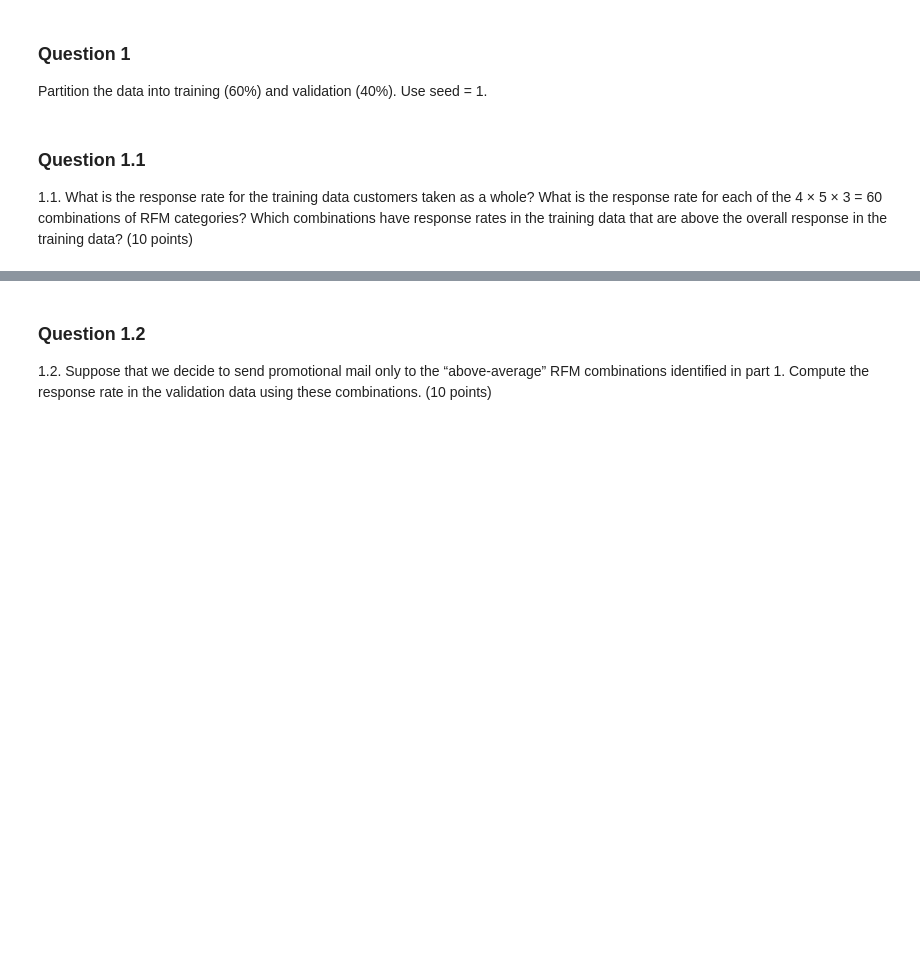
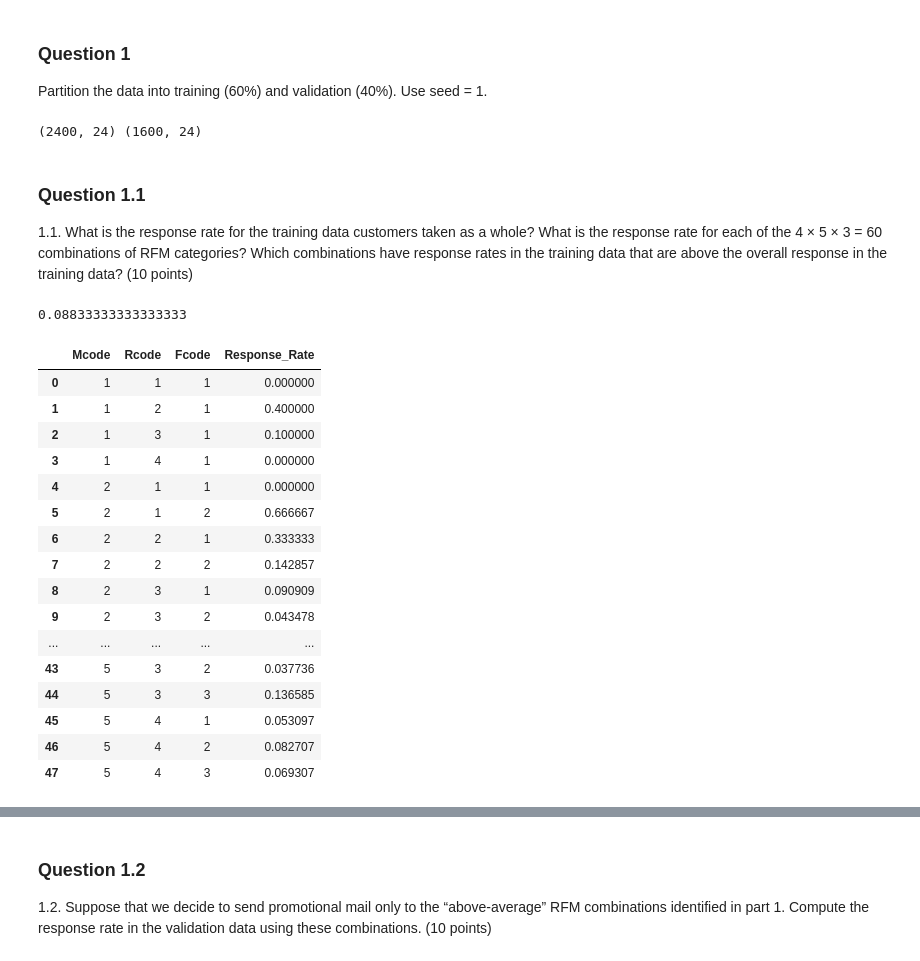
Before and after one commit to zachfreitas/ADS_505_Applied_Data_Sci_for_Business-, a Jupyter notebook: Module_1/Assignment_1/Assignment_1_1.ipynb, the cells around one changed output, grey strips where cells are left out. Drawn from its saved outputs; the diff is of its cells as text; code cells hidden in the pictures; blank space fills up the shorter version.

```diff
--- a/Module_1/Assignment_1/Assignment_1_1.ipynb
+++ b/Module_1/Assignment_1/Assignment_1_1.ipynb
@@ -70,6 +68,46 @@ Index(['Seq#', 'ID#', 'Gender', 'M', 'R', 'F', 'FirstPurch', 'ChildBks',
 # %% [markdown]
 ### Question 1
 Partition the data into training (60%) and validation (40%). Use seed = 1.
+# %%
+trainData, testData = train_test_split(cbc_df, test_size=0.4, random_state=1)
+print(trainData.shape, testData.shape)
+# %% [output]
+(2400, 24) (1600, 24)
 # %% [markdown]
 ### Question 1.1
 1.1. What is the response rate for the training data customers taken as a whole? What is the response rate for each of the 4 × 5 × 3 = 60 combinations of RFM categories? Which combinations have response rates in the training data that are above the overall response in the training data? (10 points)
+# %%
+# What is the response rate for the training data customers taken as a whole?
+avg_rr = trainData['Florence'].mean()
+avg_rr
+# %% [output]
+0.08833333333333333
+# %%
+# What is the response rate for each of the 4 × 5 × 3 = 60 combinations of RFM categories?
+train_RFM_avg_rr = trainData.groupby(
+    by=['Mcode','Rcode','Fcode'],
+    observed=False,
+    dropna=False)['Florence'].mean().reset_index().rename(
+        columns={
+            "Florence": "Response_Rate",
+            }
+            )
+train_RFM_avg_rr
+# %% [output]
+|  | Mcode | Rcode | Fcode | Response_Rate |
+| 0 | 1 | 1 | 1 | 0.000000 |
+| 1 | 1 | 2 | 1 | 0.400000 |
+| 2 | 1 | 3 | 1 | 0.100000 |
+| 3 | 1 | 4 | 1 | 0.000000 |
+| 4 | 2 | 1 | 1 | 0.000000 |
+| 5 | 2 | 1 | 2 | 0.666667 |
+| 6 | 2 | 2 | 1 | 0.333333 |
+| 7 | 2 | 2 | 2 | 0.142857 |
+| 8 | 2 | 3 | 1 | 0.090909 |
+| 9 | 2 | 3 | 2 | 0.043478 |
+| ... | ... | ... | ... | ... |
+| 43 | 5 | 3 | 2 | 0.037736 |
+| 44 | 5 | 3 | 3 | 0.136585 |
+| 45 | 5 | 4 | 1 | 0.053097 |
+| 46 | 5 | 4 | 2 | 0.082707 |
+| 47 | 5 | 4 | 3 | 0.069307 |
```
Also changed, not shown: parts of 13 cells of this notebook.
